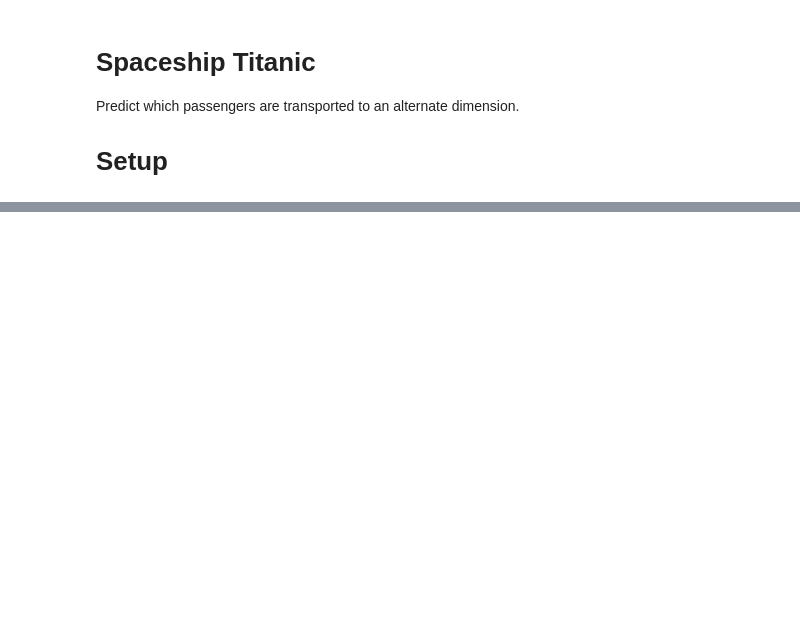
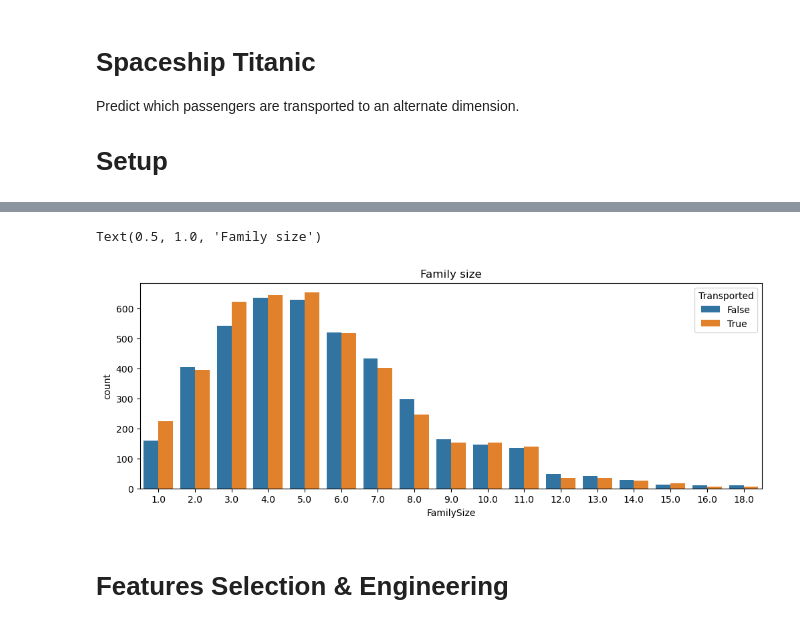
Before and after one commit to masmeert/kaggle-spaceship-titanic, a Jupyter notebook: spaceship.ipynb, the cells around one changed output, grey strips where cells are left out. Drawn from its saved outputs; the diff is of its cells as text; code cells hidden in the pictures; blank space fills up the shorter version.

```diff
--- a/spaceship.ipynb
+++ b/spaceship.ipynb
@@ -396,0 +111,14 @@ submission.to_csv("submission.csv", index=False)
+# %%
+# Extract family name, and create Family & FamilySize features
+for df in all_df:
+    df["Family"] = df["Name"].str.split().str[-1]
+    df["FamilySize"] = df["Family"].map(df["Family"].value_counts())
+
+plt.figure(figsize=(12,4))
+sns.countplot(data=input_df, x='FamilySize', hue='Transported')
+plt.title('Family size')
+# %% [output]
+Text(0.5, 1.0, 'Family size')
+[figure, added]
+# %% [markdown]
+# Features Selection & Engineering
```
Also changed, not shown: parts of 64 cells of this notebook.
